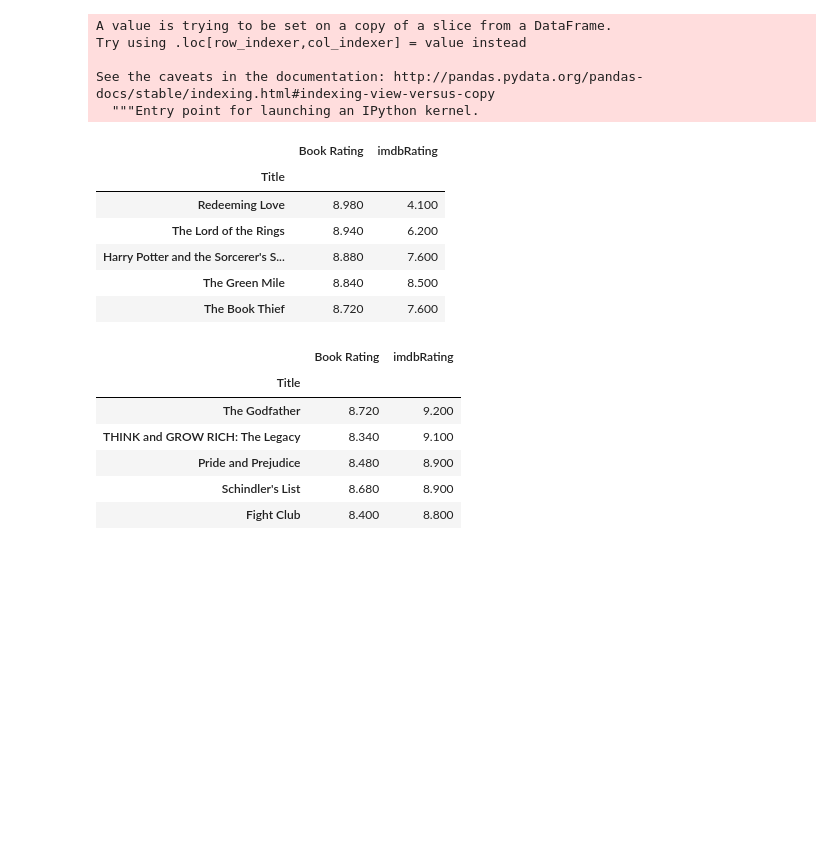
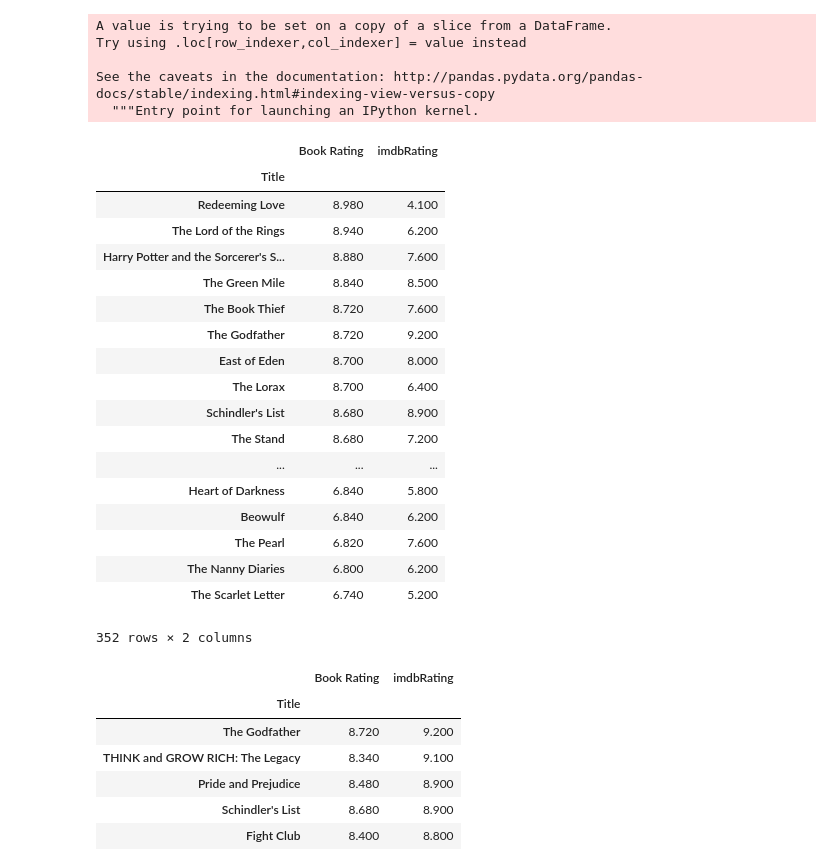
Before and after one commit to akschenker/ETL-project, a Jupyter notebook: htet/books_vs_movies_br_high_reviews.ipynb, the cells around one changed output. Saved outputs shown, nothing was run; the diff lists cells and outputs as text; code cells hidden in the pictures; blank space fills up the shorter version.

Commit message:
cleaned up data, saved to output csv

```diff
--- a/htet/books_vs_movies_br_high_reviews.ipynb
+++ b/htet/books_vs_movies_br_high_reviews.ipynb
@@ -172,15 +180,29 @@ comparison_df['imdbRating'] = comparison_df['imdbRating'].astype(float)
 # %%
 comparison_df = comparison_df[['Title', 'Book Rating', 'imdbRating']]
 grouped_df = comparison_df.groupby('Title').mean()
 
 best_books = grouped_df.sort_values('Book Rating', ascending=False)
-best_books.head()
+# best_books.head()
+best_books.to_csv('output/best_to_worst_books.csv')
+best_books
 # %% [output]
 |  | Book Rating | imdbRating |
 | Title |  |  |
 | Redeeming Love | 8.980 | 4.100 |
 | The Lord of the Rings | 8.940 | 6.200 |
 | Harry Potter and the Sorcerer's S... | 8.880 | 7.600 |
 | The Green Mile | 8.840 | 8.500 |
 | The Book Thief | 8.720 | 7.600 |
+| The Godfather | 8.720 | 9.200 |
+| East of Eden | 8.700 | 8.000 |
+| The Lorax | 8.700 | 6.400 |
+| Schindler's List | 8.680 | 8.900 |
+| The Stand | 8.680 | 7.200 |
+| ... | ... | ... |
+| Heart of Darkness | 6.840 | 5.800 |
+| Beowulf | 6.840 | 6.200 |
+| The Pearl | 6.820 | 7.600 |
+| The Nanny Diaries | 6.800 | 6.200 |
+| The Scarlet Letter | 6.740 | 5.200 |
+352 rows × 2 columns
 # %%
```
Also changed, not shown: parts of 3 cells of this notebook, 6 other files.
